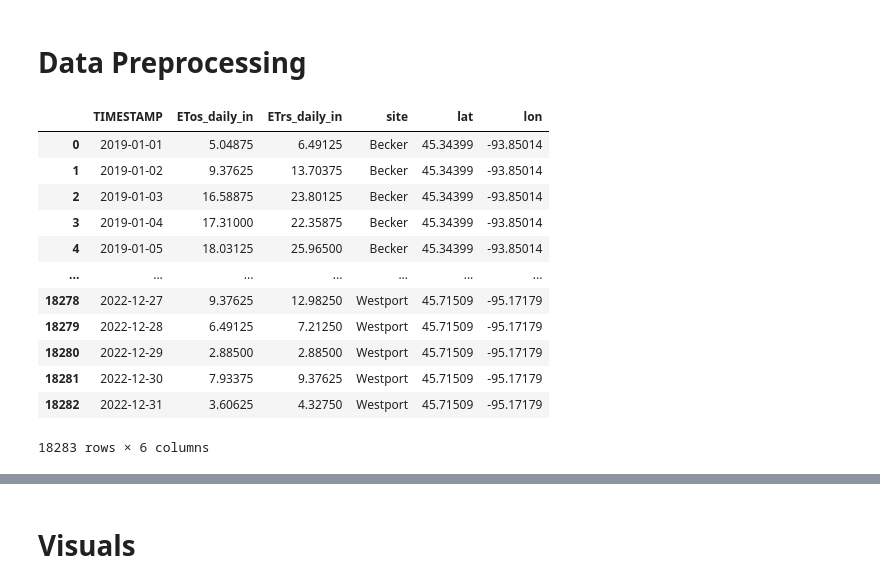
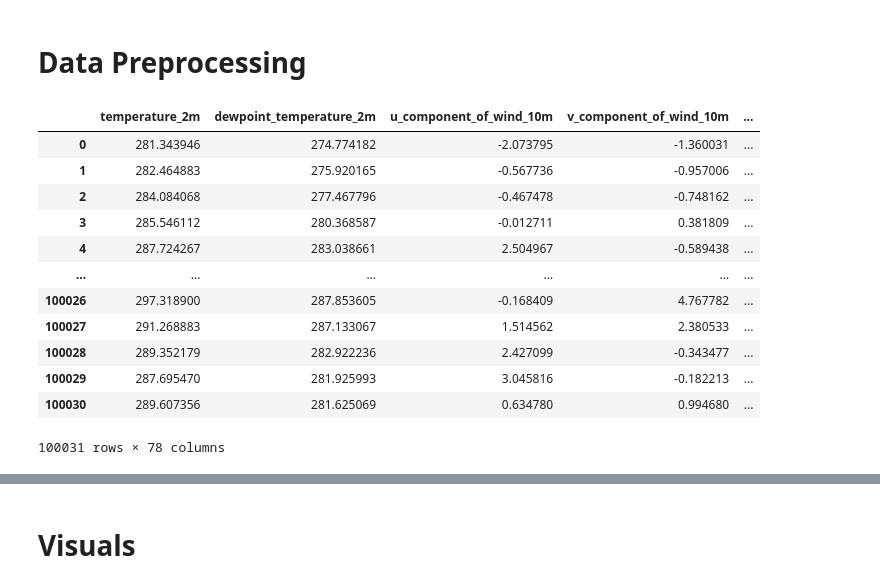
Before and after one commit to RTGS-Lab/Paper-Rozanov-et-al-ML-ET, a Jupyter notebook: notebooks/ModelValidation.ipynb, the cells around one changed output, grey strips where cells are left out. Cells and saved outputs as stored; diff of their text form; code cells hidden in the pictures.

Commit message:
Final Modeling and Validation

```diff
--- a/notebooks/ModelValidation.ipynb
+++ b/notebooks/ModelValidation.ipynb
@@ -45,20 +41,20 @@ from src.process_fluxes import create_rolling_windows
 # %% [markdown]
 # Data Preprocessing
 # %%
-df = pd.read_csv('../data_v02/validation/validation_dataset.csv')
+df = pd.read_csv('../data_v02/dataset.csv')
 #df.IGBP = df.IGBP.astype('category')
 df
 # %% [output]
-|  | TIMESTAMP | ETos_daily_in | ETrs_daily_in | site | lat | lon |
-| 0 | 2019-01-01 | 5.04875 | 6.49125 | Becker | 45.34399 | -93.85014 |
-| 1 | 2019-01-02 | 9.37625 | 13.70375 | Becker | 45.34399 | -93.85014 |
-| 2 | 2019-01-03 | 16.58875 | 23.80125 | Becker | 45.34399 | -93.85014 |
-| 3 | 2019-01-04 | 17.31000 | 22.35875 | Becker | 45.34399 | -93.85014 |
-| 4 | 2019-01-05 | 18.03125 | 25.96500 | Becker | 45.34399 | -93.85014 |
-| ... | ... | ... | ... | ... | ... | ... |
-| 18278 | 2022-12-27 | 9.37625 | 12.98250 | Westport | 45.71509 | -95.17179 |
-| 18279 | 2022-12-28 | 6.49125 | 7.21250 | Westport | 45.71509 | -95.17179 |
-| 18280 | 2022-12-29 | 2.88500 | 2.88500 | Westport | 45.71509 | -95.17179 |
-| 18281 | 2022-12-30 | 7.93375 | 9.37625 | Westport | 45.71509 | -95.17179 |
-| 18282 | 2022-12-31 | 3.60625 | 4.32750 | Westport | 45.71509 | -95.17179 |
+|  | temperature_2m | dewpoint_temperature_2m | u_component_of_wind_10m | v_component_of_wind_10m | ... |
+| 0 | 281.343946 | 274.774182 | -2.073795 | -1.360031 | ... |
+| 1 | 282.464883 | 275.920165 | -0.567736 | -0.957006 | ... |
+| 2 | 284.084068 | 277.467796 | -0.467478 | -0.748162 | ... |
+| 3 | 285.546112 | 280.368587 | -0.012711 | 0.381809 | ... |
+| 4 | 287.724267 | 283.038661 | 2.504967 | -0.589438 | ... |
+| ... | ... | ... | ... | ... | ... |
+| 100026 | 297.318900 | 287.853605 | -0.168409 | 4.767782 | ... |
+| 100027 | 291.268883 | 287.133067 | 1.514562 | 2.380533 | ... |
+| 100028 | 289.352179 | 282.922236 | 2.427099 | -0.343477 | ... |
+| 100029 | 287.695470 | 281.925993 | 3.045816 | -0.182213 | ... |
+| 100030 | 289.607356 | 281.625069 | 0.634780 | 0.994680 | ... |
-18283 rows × 6 columns
+100031 rows × 78 columns
```
Also changed, not shown: parts of 34 cells of this notebook, 21 other files.
